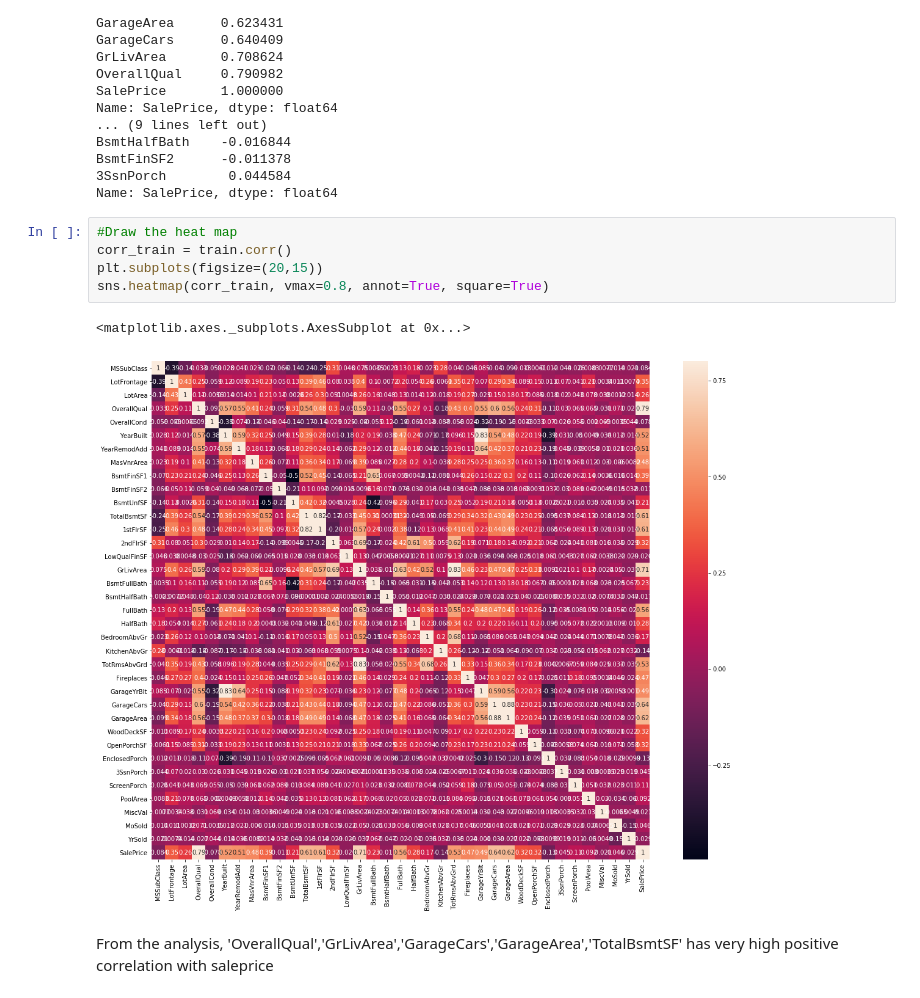
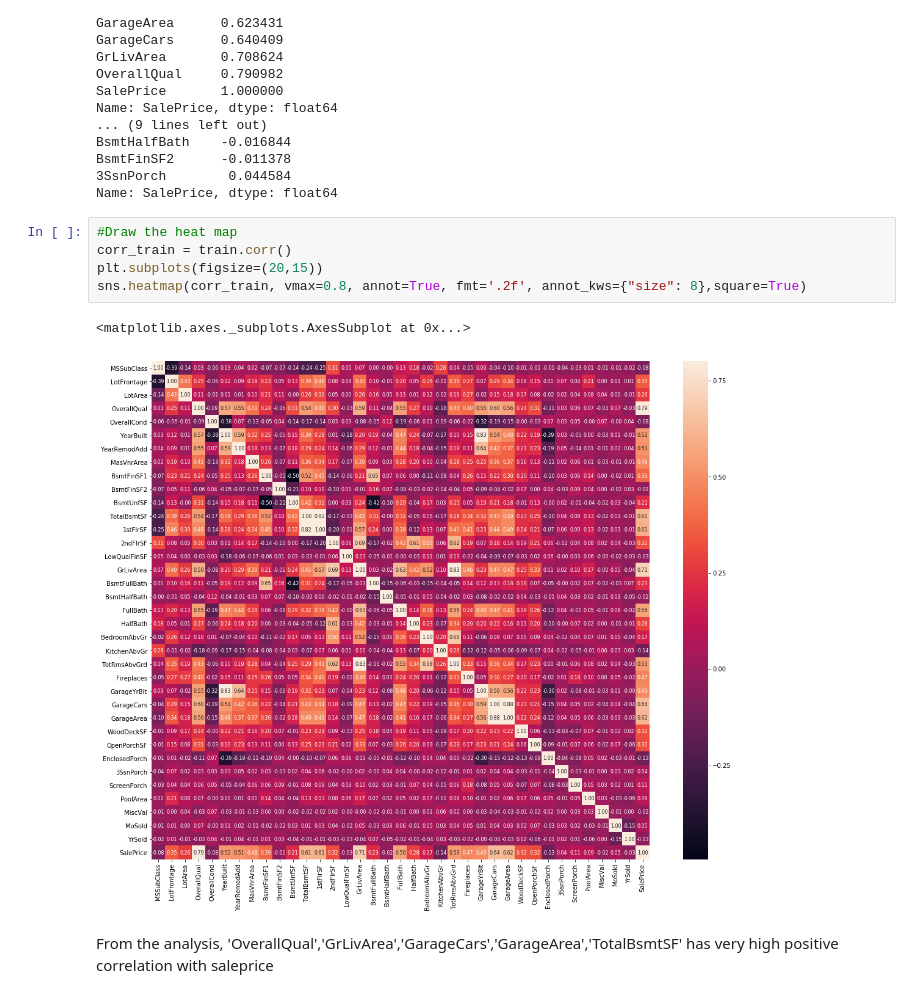
Before and after one commit to jetriver/Projects_Predictive-Model, a Jupyter notebook: House Pricing Predict.ipynb, the cells around one changed output. Drawn from its saved outputs; the diff is of its cells as text.

```diff
--- a/House Pricing Predict.ipynb
+++ b/House Pricing Predict.ipynb
@@ -126,11 +127,11 @@ Name: SalePrice, dtype: float64
 # %%
 #Draw the heat map
 corr_train = train.corr()
 plt.subplots(figsize=(20,15))
-sns.heatmap(corr_train, vmax=0.8, annot=True, square=True)
+sns.heatmap(corr_train, vmax=0.8, annot=True, fmt='.2f', annot_kws={"size": 8},square=True)
 # %% [output]
 <matplotlib.axes._subplots.AxesSubplot at 0x...>
-[figure, old version]
+[figure, new version]
 # %% [markdown]
 From the analysis, 'OverallQual','GrLivArea','GarageCars','GarageArea','TotalBsmtSF' has very high positive correlation with saleprice
 # %%
```
Also changed, not shown: parts of 40 cells of this notebook.
